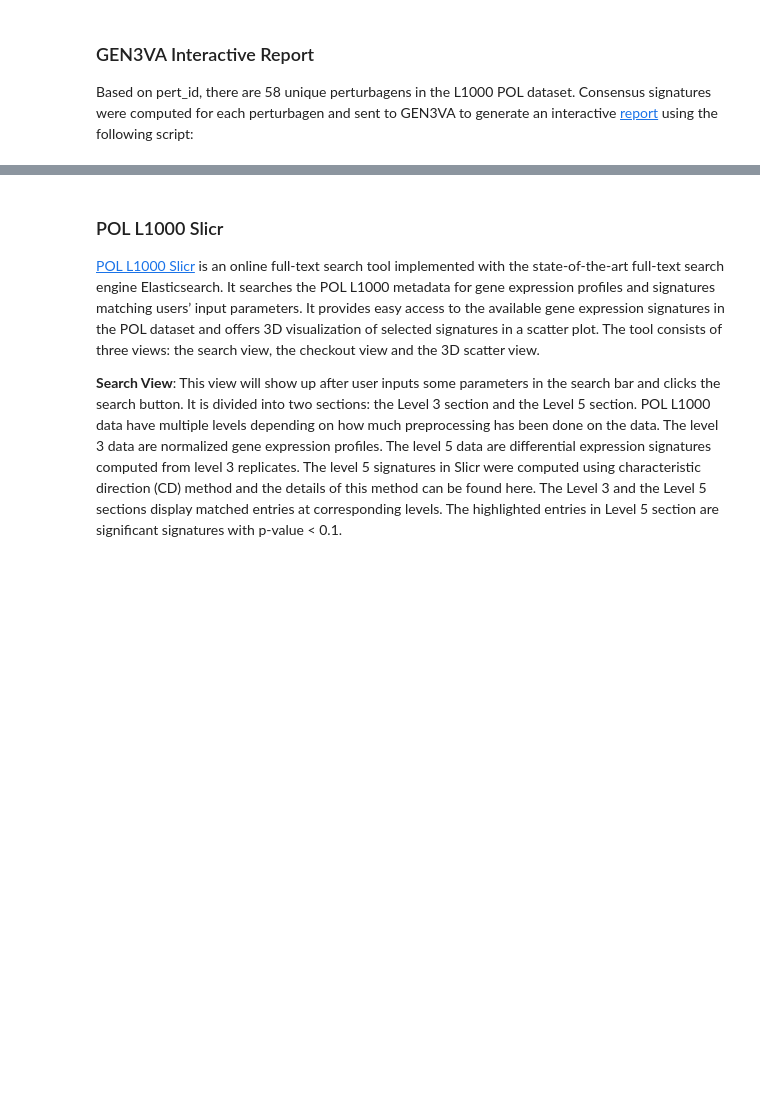
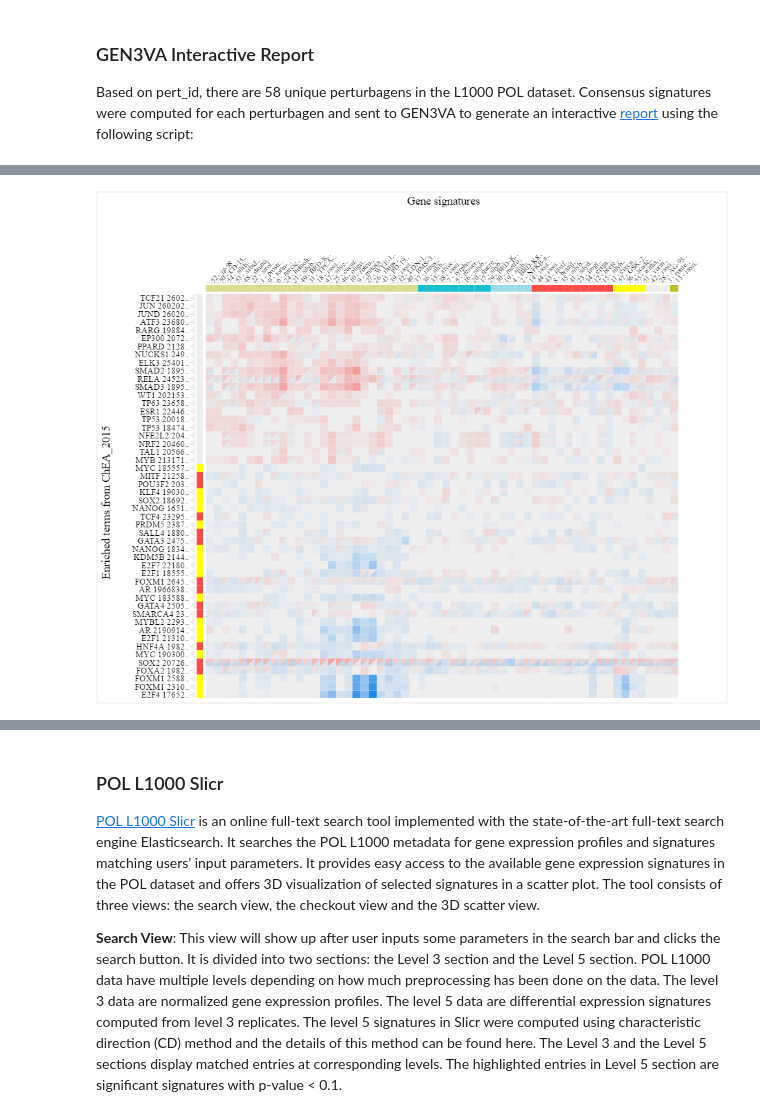
Before and after one commit to MaayanLab/L1000-POL, a Jupyter notebook: L1000 POL analysis.ipynb, the cells around one changed output, grey strips where cells are left out. Cells and saved outputs as stored; diff of their text form; code cells hidden in the pictures; blank space fills up the shorter version.

```diff
--- a/L1000 POL analysis.ipynb
+++ b/L1000 POL analysis.ipynb
@@ -296,0 +311,4 @@ for pert_id in pert_ids:
+# %%
+Image('img/enrichr.png', width='900')
+# %% [output]
+[figure, added]
```
Also changed, not shown: parts of 7 cells of this notebook, 5 other files.
